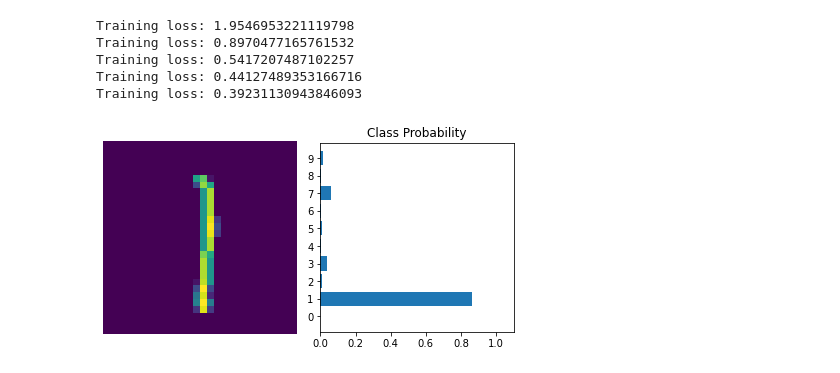
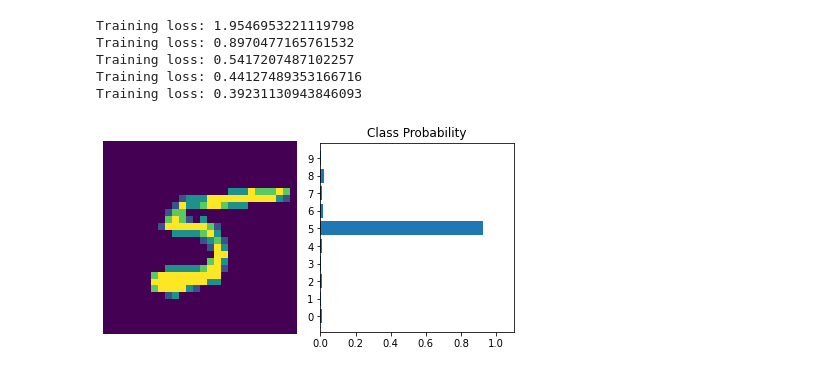
Before and after one commit to GabrielG16/Cursos, a Jupyter notebook: NeuralNetworks/MNIST.ipynb, the cells around one changed output. Drawn from its saved outputs; the diff is of its cells as text; code cells hidden in the pictures.

```diff
--- a/NeuralNetworks/Untitled.ipynb
+++ b/NeuralNetworks/MNIST.ipynb
@@ -368,17 +368,17 @@ Training loss: 0.39231130943846093
 # %%
 %matplotlib inline
 import helper
 
 dataiter = iter(trainloader)
 images, labels = next(dataiter)
 
-img = images[25].view(1, 784)
+img = images[12].view(1, 784)
 # Turn off gradients to speed up this part
 with torch.no_grad():
     logps = model(img)
 
 # Output of the network are log-probabilities, need to take exponential for probabilities
 ps = torch.exp(logps)
 helper.view_classify(img.view(1, 28, 28), ps)
 # %% [output]
-[figure, old version]
+[figure, new version]
```
Also changed, not shown: 2 other files.
